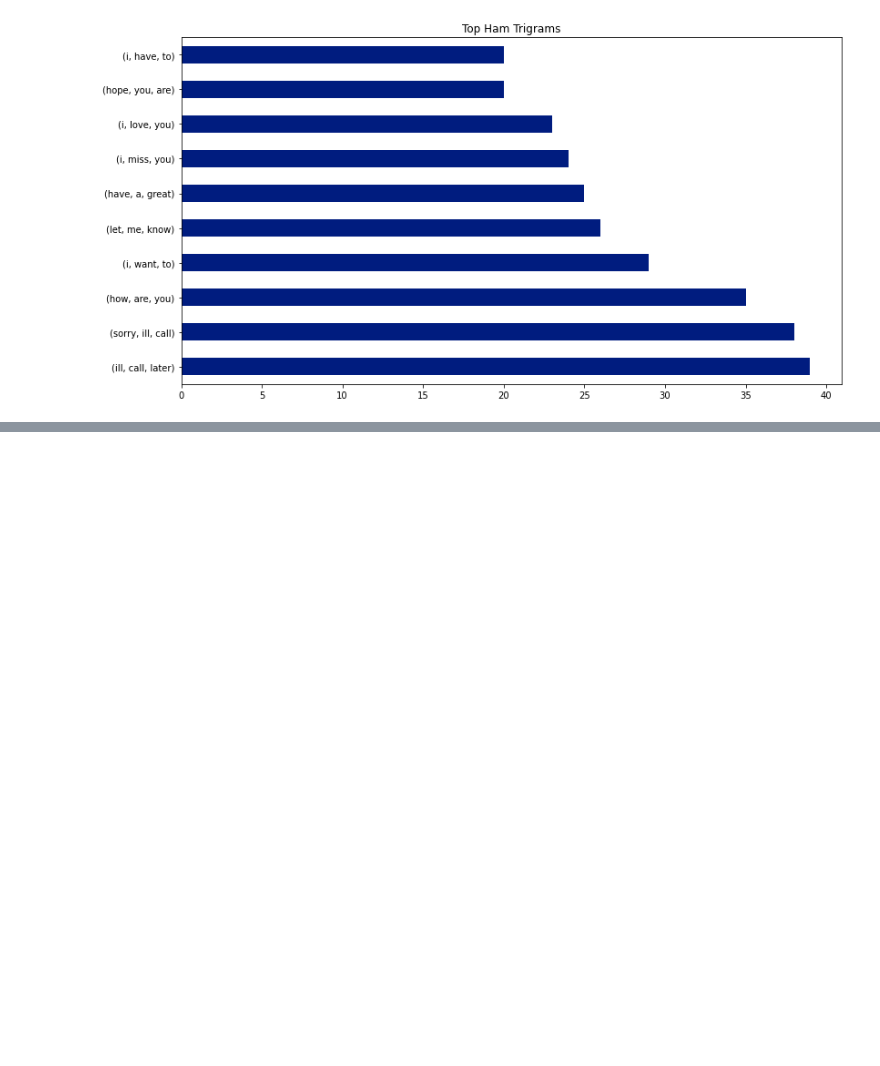
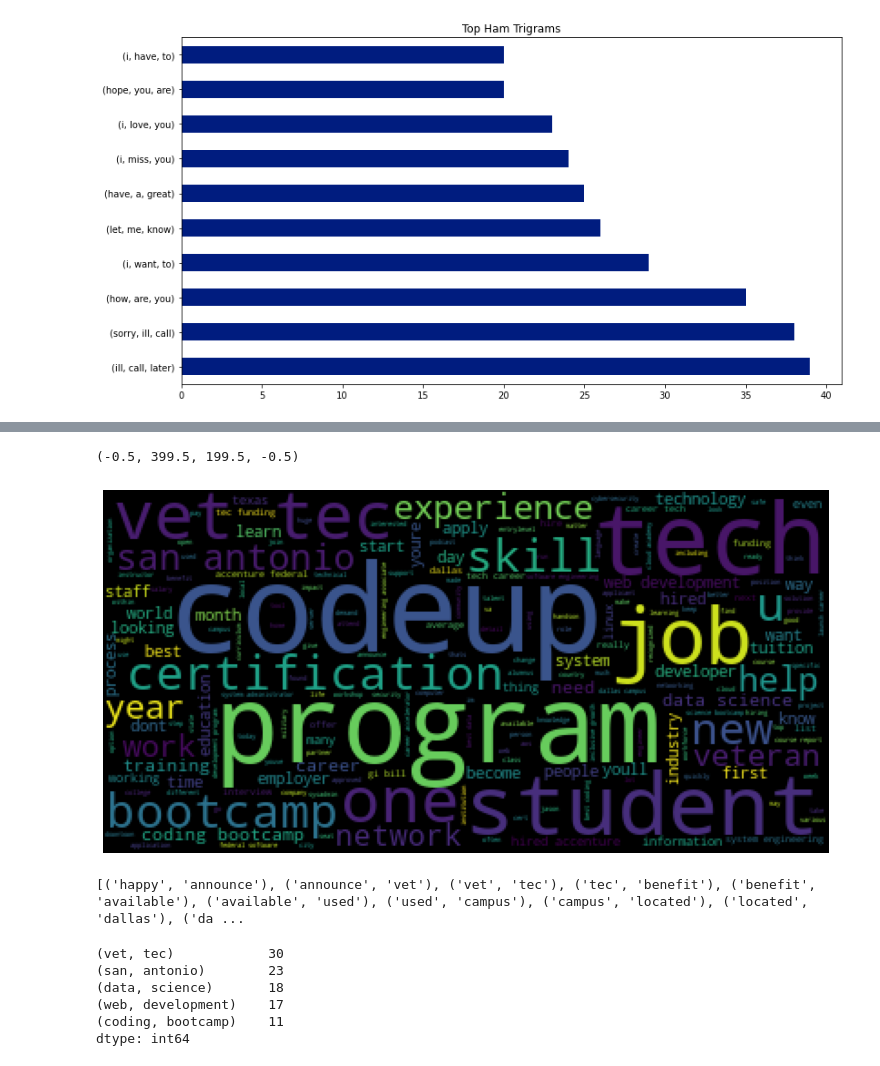
Before and after one commit to lainslie-18/natural-language-processing-exercises, a Jupyter notebook: explore.ipynb, the cells around one changed output, grey strips where cells are left out. Cells and saved outputs as stored; diff of their text form; code cells hidden in the pictures; blank space fills up the shorter version.

```diff
--- a/explore.ipynb
+++ b/explore.ipynb
@@ -214,0 +221,4 @@ Text(0.5, 1.0, 'Top Ham Trigrams')
+# %%
+# pull in data
+codeup_df = prepare.prep_clean_codeup_data()
+codeup_df.head()
@@ -214,0 +232,4 @@ Text(0.5, 1.0, 'Top Ham Trigrams')
+# %%
+# combine all words in lemmatized column
+all_words = ' '.join(codeup_df.lemmatized)
+all_words
@@ -214,0 +254,30 @@ Text(0.5, 1.0, 'Top Ham Trigrams')
+# %%
+# create wordcloud of most common words
+img = WordCloud(background_color='black').generate(all_words)
+# display wordcloud image product
+plt.imshow(img)
+# set axis to off
+plt.axis('off')
+# %% [output]
+(-0.5, 399.5, 199.5, -0.5)
+[figure, added]
+# %%
+# create bigrams of all the words and view first 20
+bigrams = nltk.ngrams(all_words.split(), 2)
+print(list(bigrams)[:20])
+# %% [output]
+[('happy', 'announce'), ('announce', 'vet'), ('vet', 'tec'), ('tec', 'benefit'), ('benefit', 'available'), ('available', 'used'), ('used', 'campus'), ('campus', 'located'), ('located', 'dallas'), ('da ...
+# %%
+# use value counts to see the top 20 bigrams in codeup blogs
+top_20_codeup_bigrams = (pd.Series(nltk.ngrams(all_words.split(), 2))
+                      .value_counts()
+                      .head(20))
+
+top_20_codeup_bigrams.head()
+# %% [output]
+(vet, tec)            30
+(san, antonio)        23
+(data, science)       18
+(web, development)    17
+(coding, bootcamp)    11
+dtype: int64
```
Also changed, not shown: parts of 34 cells of this notebook, 2 other files.
